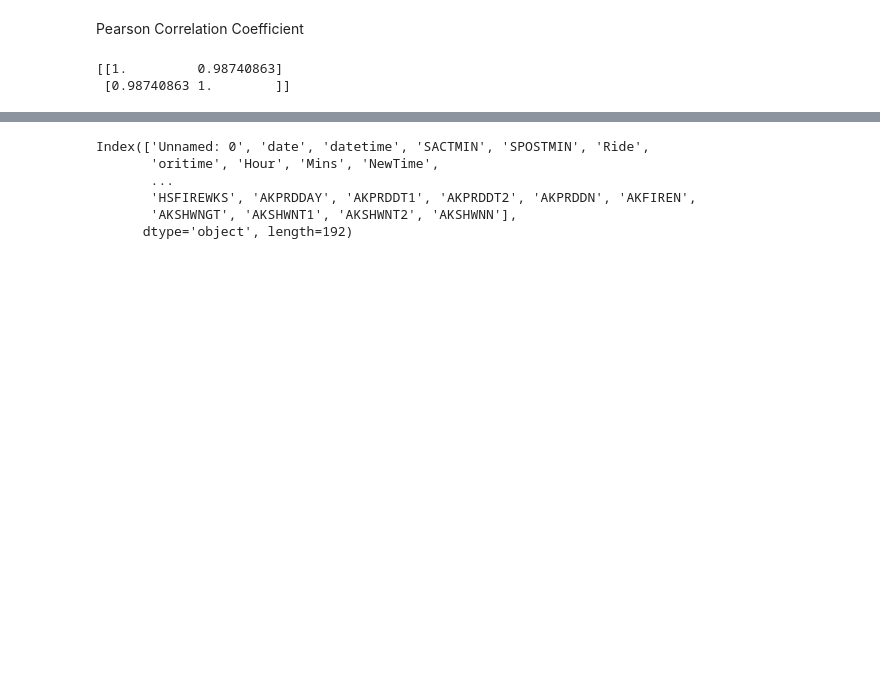
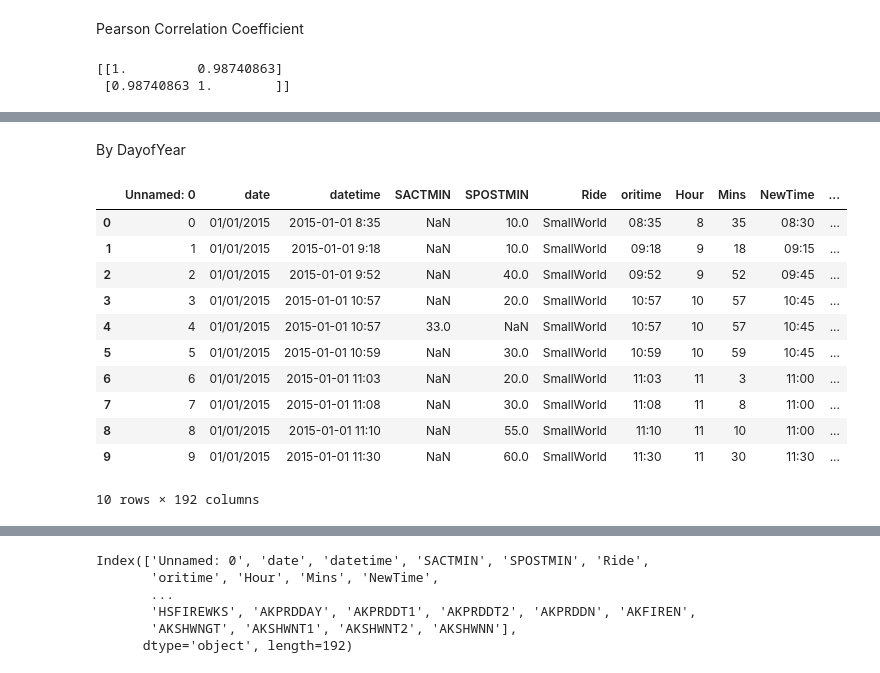
Before and after one commit to victorygit/Python, a Jupyter notebook: DisneymFeature Selection.ipynb, the cells around one changed output, grey strips where cells are left out. Drawn from its saved outputs; the diff is of its cells as text; code cells hidden in the pictures; blank space fills up the shorter version.

```diff
--- a/DisneymFeature Selection.ipynb
+++ b/DisneymFeature Selection.ipynb
@@ -144,0 +258,17 @@ print(pcc)
+# %% [markdown]
+By DayofYear
+# %%
+display(df_whole.head(10))
+# %% [output]
+|  | Unnamed: 0 | date | datetime | SACTMIN | SPOSTMIN | Ride | oritime | Hour | Mins | NewTime | ... |
+| 0 | 0 | 01/01/2015 | 2015-01-01 8:35 | NaN | 10.0 | SmallWorld | 08:35 | 8 | 35 | 08:30 | ... |
+| 1 | 1 | 01/01/2015 | 2015-01-01 9:18 | NaN | 10.0 | SmallWorld | 09:18 | 9 | 18 | 09:15 | ... |
+| 2 | 2 | 01/01/2015 | 2015-01-01 9:52 | NaN | 40.0 | SmallWorld | 09:52 | 9 | 52 | 09:45 | ... |
+| 3 | 3 | 01/01/2015 | 2015-01-01 10:57 | NaN | 20.0 | SmallWorld | 10:57 | 10 | 57 | 10:45 | ... |
+| 4 | 4 | 01/01/2015 | 2015-01-01 10:57 | 33.0 | NaN | SmallWorld | 10:57 | 10 | 57 | 10:45 | ... |
+| 5 | 5 | 01/01/2015 | 2015-01-01 10:59 | NaN | 30.0 | SmallWorld | 10:59 | 10 | 59 | 10:45 | ... |
+| 6 | 6 | 01/01/2015 | 2015-01-01 11:03 | NaN | 20.0 | SmallWorld | 11:03 | 11 | 3 | 11:00 | ... |
+| 7 | 7 | 01/01/2015 | 2015-01-01 11:08 | NaN | 30.0 | SmallWorld | 11:08 | 11 | 8 | 11:00 | ... |
+| 8 | 8 | 01/01/2015 | 2015-01-01 11:10 | NaN | 55.0 | SmallWorld | 11:10 | 11 | 10 | 11:00 | ... |
+| 9 | 9 | 01/01/2015 | 2015-01-01 11:30 | NaN | 60.0 | SmallWorld | 11:30 | 11 | 30 | 11:30 | ... |
+10 rows × 192 columns
```
Also changed, not shown: parts of 13 cells of this notebook.
